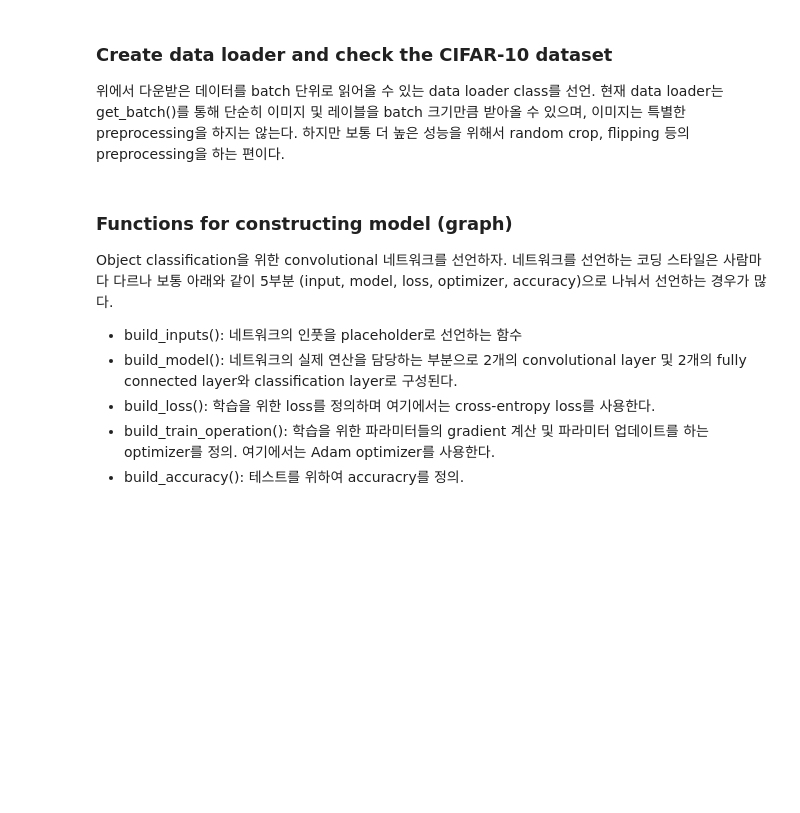
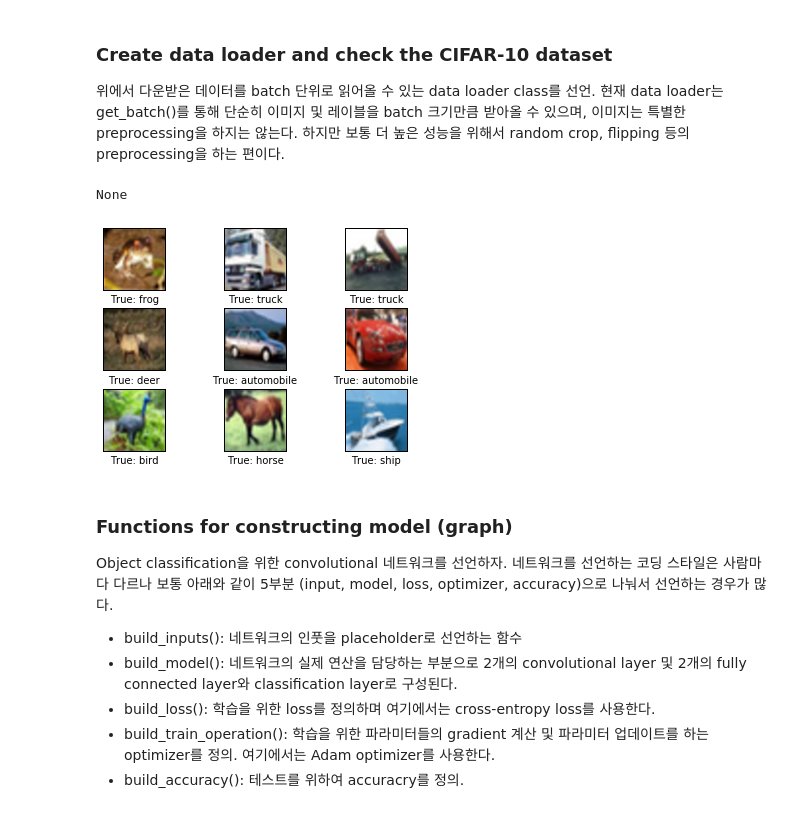
Before and after one commit to woozch/POSTECH_CV_Tutorials, a Jupyter notebook: 002_image_classification/image_classification.ipynb, the cells around one changed output. Saved outputs shown, nothing was run; the diff lists cells and outputs as text; code cells hidden in the pictures; blank space fills up the shorter version.

Commit message:
Add image plot in image_classification tutorial

```diff
--- a/002_image_classification/image_classification.ipynb
+++ b/002_image_classification/image_classification.ipynb
@@ -36,3 +38,11 @@ maybe_download_and_extract(data_url, data_dir, 'cifar-10-batches')
 하지만 보통 더 높은 성능을 위해서 random crop, flipping 등의 preprocessing을 하는 편이다.
 # %%
 loader = CIFAR10_loader()
+class_names = loader.get_class_names()
+# %%
+batch = loader.get_batch(9)
+fig = plot_images(batch['images'], batch['labels'], class_names)
+fig.show()
+# %% [output]
+None
+[figure, added]
```
Also changed, not shown: parts of 21 cells of this notebook, 3 other files.
